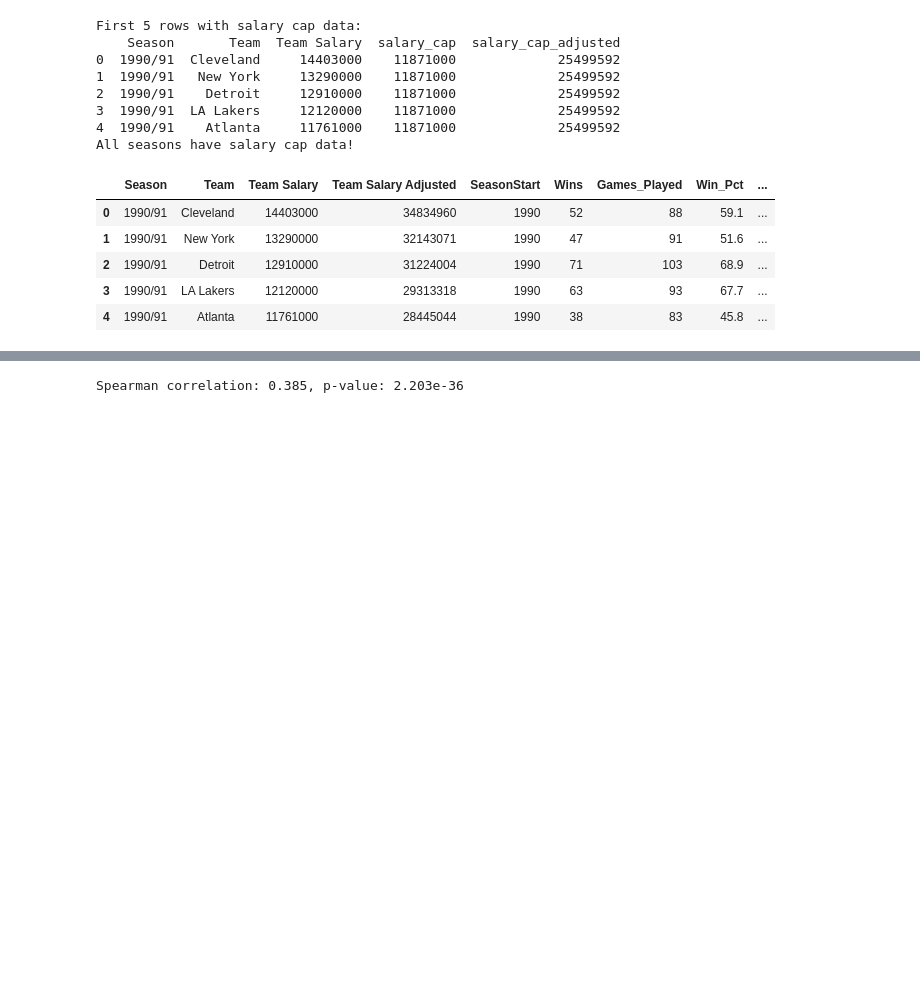
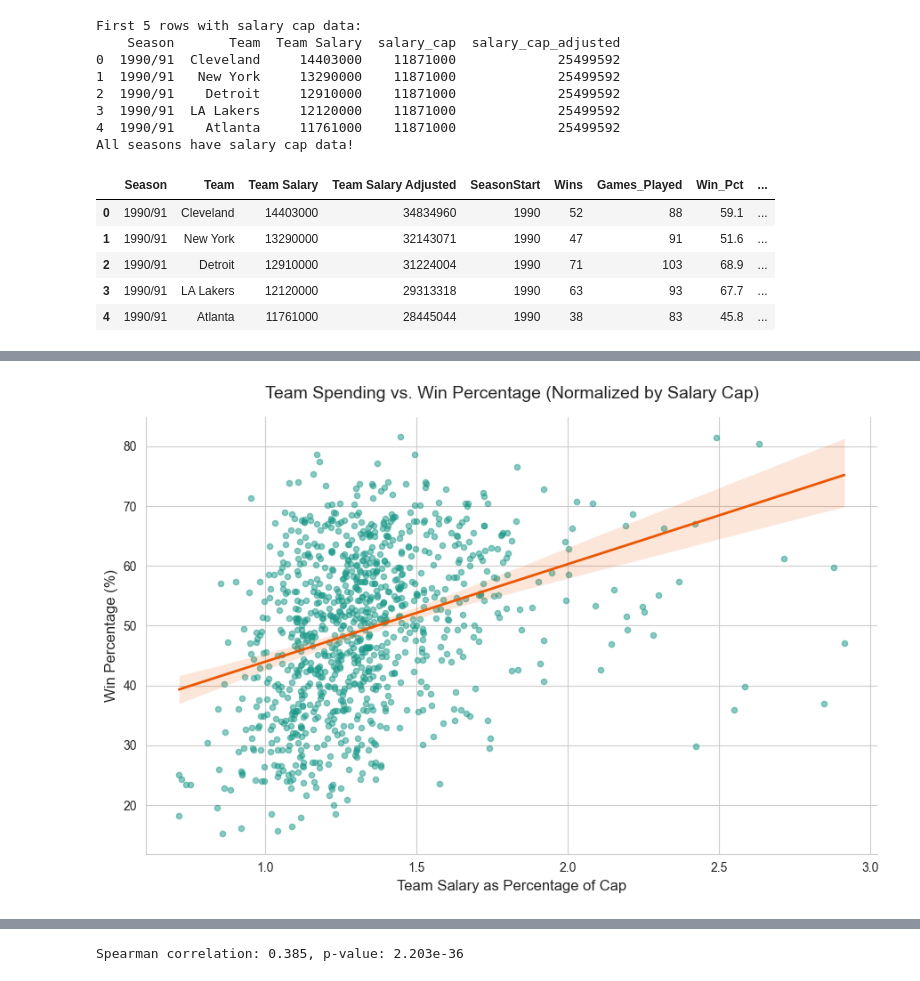
Before and after one commit to 5v3nn/uzh-esc403-data-science-project-nba, a Jupyter notebook: financial_influence.ipynb, the cells around one changed output, grey strips where cells are left out. Drawn from its saved outputs; the diff is of its cells as text; code cells hidden in the pictures; blank space fills up the shorter version.

```diff
--- a/financial_influence.ipynb
+++ b/financial_influence.ipynb
@@ -858,0 +860,33 @@ plt.show()
+# %%
+sns.set_style("whitegrid")
+
+# Create the lmplot
+# lmplot returns a FacetGrid, so we adjust its properties
+g = sns.lmplot(
+    data=salary_with_wins,
+    x="salary_pct_cap",
+    y="Win_Pct",
+    line_kws={"color": "#eb5600", "linewidth": 2},  # Make regression line more prominent
+    scatter_kws={"alpha": 0.5, "s": 20, "color": "#1a9988"},        # Adjust scatter point transparency, size, and color
+    height=6,                                   # Control the height of the plot
+    aspect=1.5                                  # Control the aspect ratio
+)
+
+# Set titles and labels using the FacetGrid object
+g.set_axis_labels("Team Salary as Percentage of Cap", "Win Percentage (%)", fontsize=12)
+g.ax.set_title("Team Spending vs. Win Percentage (Normalized by Salary Cap)", fontsize=14, pad=15)
+
+# Add a more descriptive y-axis label if needed
+# g.ax.set_ylabel("Win Percentage (%)", fontsize=12)
+
+
+# You can further customize the x and y ticks if necessary
+# g.ax.xaxis.set_major_locator(mticker.MultipleLocator(0.2)) # Example: ticks every 0.2
+# g.ax.yaxis.set_major_locator(mticker.MultipleLocator(10))  # Example: ticks every 10%
+
+# Ensure layout is tight
+plt.tight_layout()
+plt.show()
+# ...existing code...
+# %% [output]
+[figure, added]
```
Also changed, not shown: parts of 8 cells of this notebook, 4 other files.
